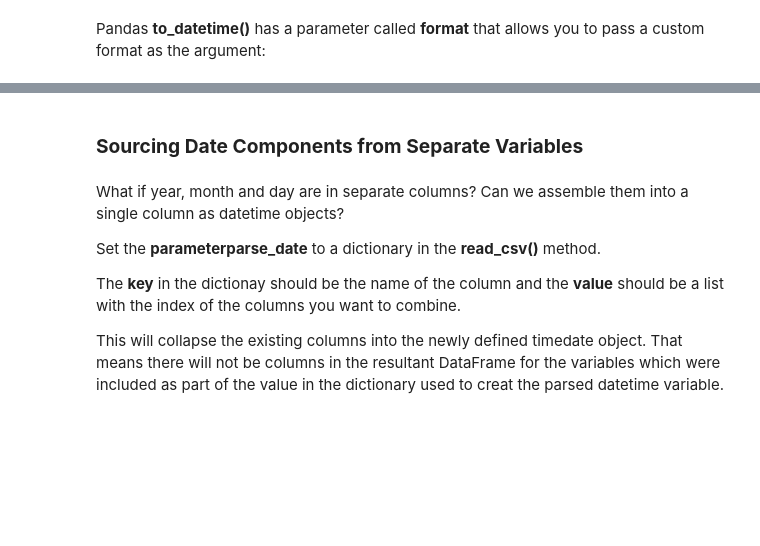
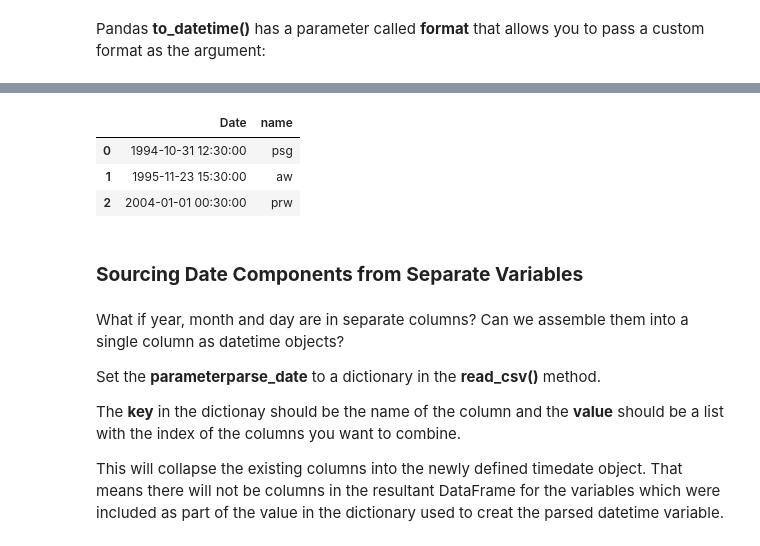
Before and after one commit to ProfessorPatrickSlatraigh/CST2312, a Jupyter notebook: CST2312_WK16CL26_Datetime_06Dec2021.ipynb, the cells around one changed output, grey strips where cells are left out. Drawn from its saved outputs; the diff is of its cells as text; code cells hidden in the pictures; blank space fills up the shorter version.

```diff
--- a/CST2312_WK16CL26_Datetime_06Dec2021.ipynb
+++ b/CST2312_WK16CL26_Datetime_06Dec2021.ipynb
@@ -203,4 +314,4 @@ dfx
 
 Pandas **to_datetime()** has a parameter called **format** that allows you to pass a custom format as the argument:
 # %%
-dfx['Date'] = pd.to_datetime(dfx['Date'], format='%Y-%m-%d  %H:%M:%S')
+df_x['Date'] = pd.to_datetime(df_x['Date'], format='%Y-%m-%d  %H:%M:%S')
@@ -207,5 +330,10 @@ dfx['Date'] = pd.to_datetime(dfx['Date'], format='%Y-%m-%d  %H:%M:%S')
 # %%
-dfx.head()
+df_x.head()
+# %% [output]
+|  | Date | name |
+| 0 | 1994-10-31 12:30:00 | psg |
+| 1 | 1995-11-23 15:30:00 | aw |
+| 2 | 2004-01-01 00:30:00 | prw |
 # %% [markdown]
 ### **Sourcing Date Components from Separate Variables**
 # %% [markdown]
```
Also changed, not shown: parts of 33 cells of this notebook.
